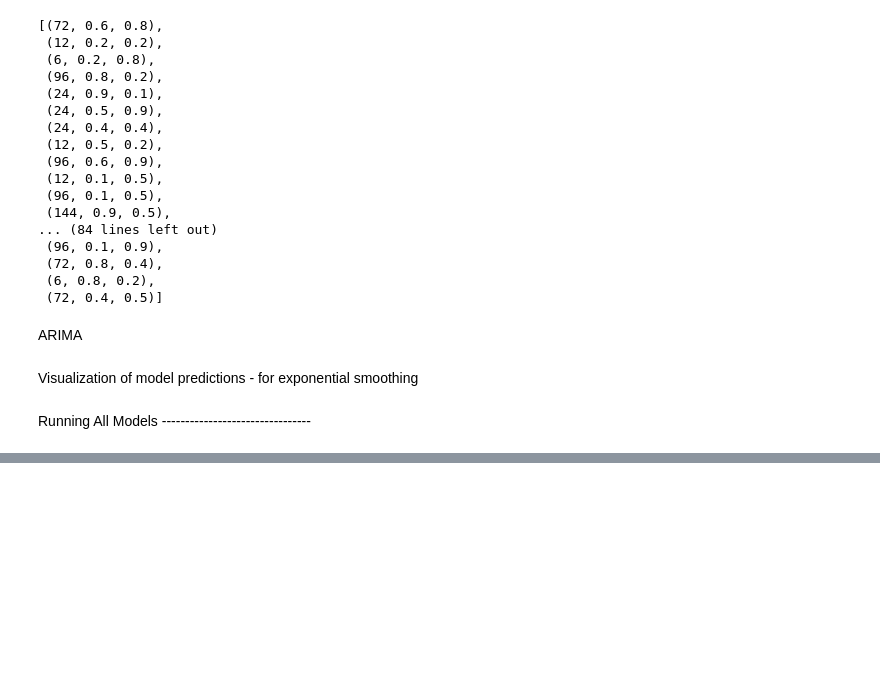
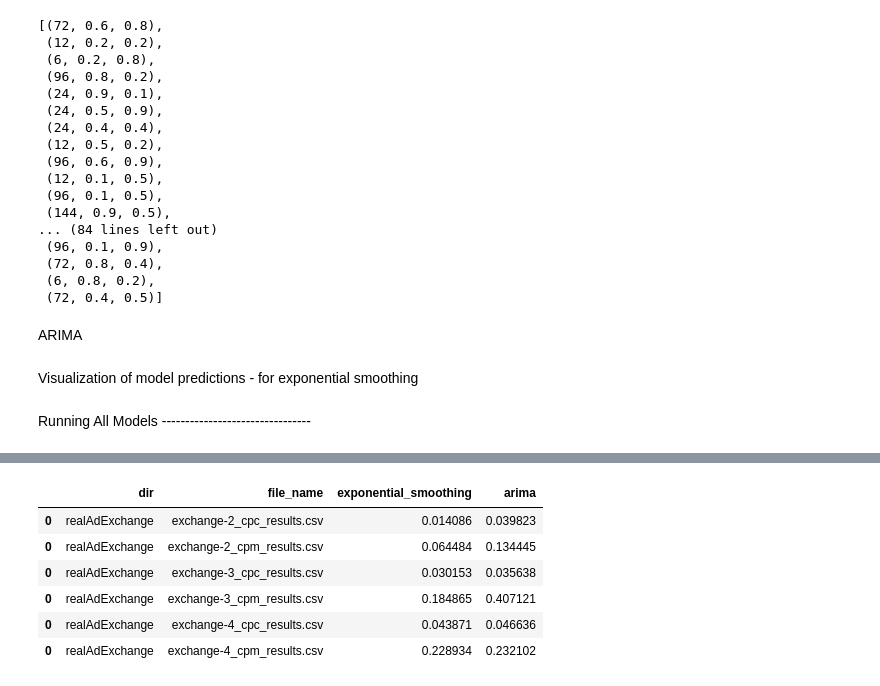
Before and after one commit to GPT-4-UOM/MetaFramework, a Jupyter notebook: notebook/app.ipynb, the cells around one changed output, grey strips where cells are left out. Saved outputs shown, nothing was run; the diff lists cells and outputs as text; code cells hidden in the pictures; blank space fills up the shorter version.

```diff
--- a/notebook/app.ipynb
+++ b/notebook/app.ipynb
@@ -522,0 +672,10 @@ Mean Squared Error (MSE): 1.0729040486288866
+# %%
+mae_df_final
+# %% [output]
+|  | dir | file_name | exponential_smoothing | arima |
+| 0 | realAdExchange | exchange-2_cpc_results.csv | 0.014086 | 0.039823 |
+| 0 | realAdExchange | exchange-2_cpm_results.csv | 0.064484 | 0.134445 |
+| 0 | realAdExchange | exchange-3_cpc_results.csv | 0.030153 | 0.035638 |
+| 0 | realAdExchange | exchange-3_cpm_results.csv | 0.184865 | 0.407121 |
+| 0 | realAdExchange | exchange-4_cpc_results.csv | 0.043871 | 0.046636 |
+| 0 | realAdExchange | exchange-4_cpm_results.csv | 0.228934 | 0.232102 |
```
Also changed, not shown: parts of 10 cells of this notebook.
